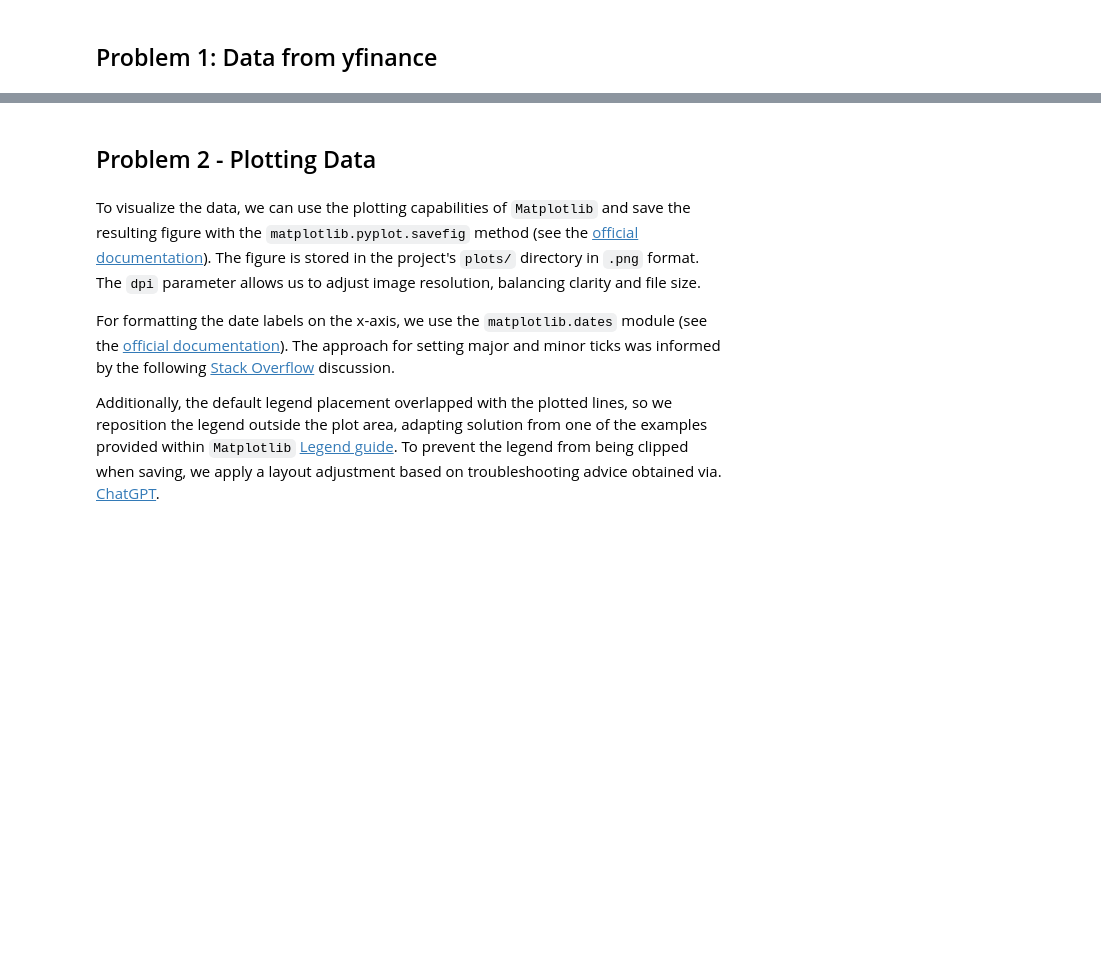
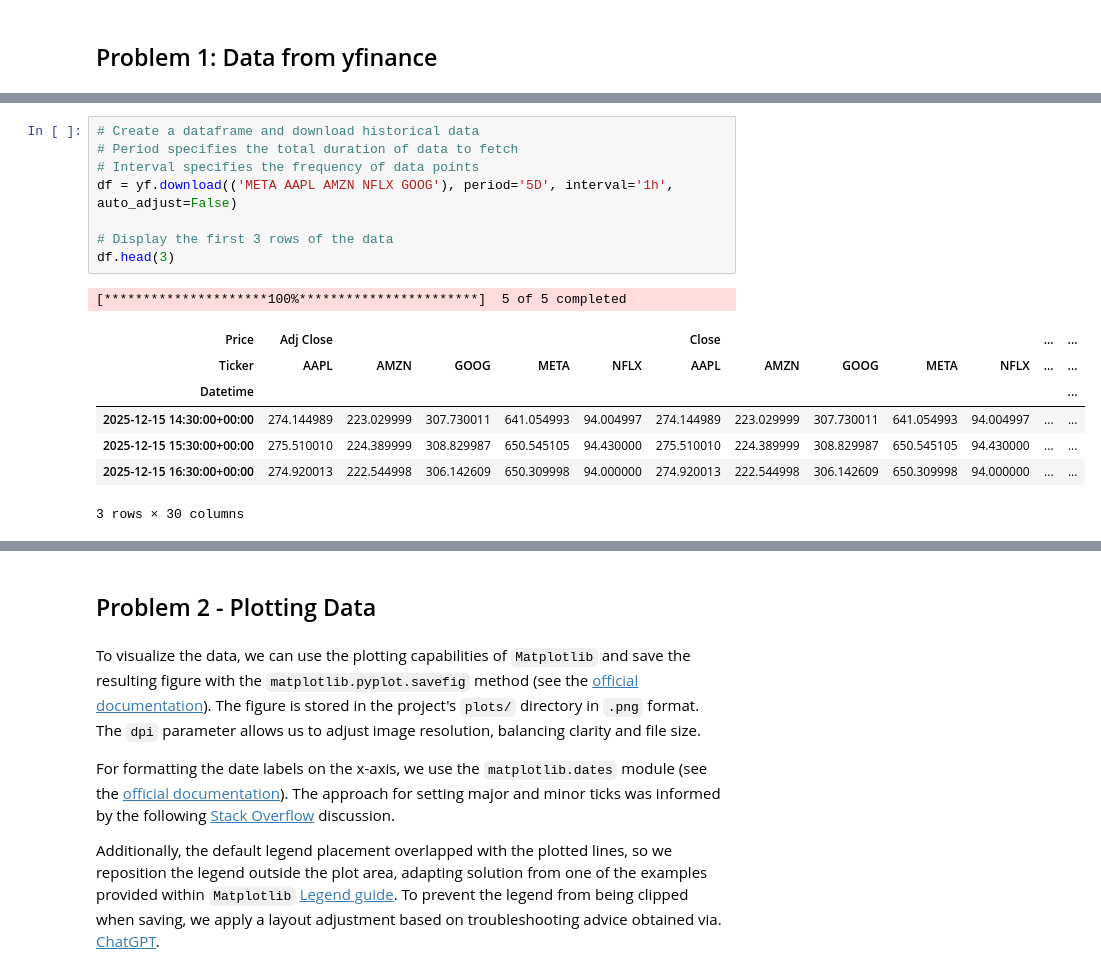
Before and after one commit to Oksyyy/computer-infrastructure, a Jupyter notebook: problems.ipynb, the cells around one changed output, grey strips where cells are left out. Drawn from its saved outputs; the diff is of its cells as text; blank space fills up the shorter version.

```diff
--- a/problems.ipynb
+++ b/problems.ipynb
@@ -35,3 +52,20 @@ yfinance.Tickers object <META,AAPL,AMZN,NFLX,GOOG>
+# %%
+# Create a dataframe and download historical data
+# Period specifies the total duration of data to fetch
+# Interval specifies the frequency of data points
+df = yf.download(('META AAPL AMZN NFLX GOOG'), period='5D', interval='1h', auto_adjust=False)
+
+# Display the first 3 rows of the data
+df.head(3)
+# %% [output]
+[*********************100%***********************]  5 of 5 completed
+| Price | Adj Close |  |  |  |  | Close |  |  |  |  | ... | ... |
+| Ticker | AAPL | AMZN | GOOG | META | NFLX | AAPL | AMZN | GOOG | META | NFLX | ... | ... |
+| Datetime |  |  |  |  |  |  |  |  |  |  |  | ... |
+| 2025-12-15 14:30:00+00:00 | 274.144989 | 223.029999 | 307.730011 | 641.054993 | 94.004997 | 274.144989 | 223.029999 | 307.730011 | 641.054993 | 94.004997 | ... | ... |
+| 2025-12-15 15:30:00+00:00 | 275.510010 | 224.389999 | 308.829987 | 650.545105 | 94.430000 | 275.510010 | 224.389999 | 308.829987 | 650.545105 | 94.430000 | ... | ... |
+| 2025-12-15 16:30:00+00:00 | 274.920013 | 222.544998 | 306.142609 | 650.309998 | 94.000000 | 274.920013 | 222.544998 | 306.142609 | 650.309998 | 94.000000 | ... | ... |
+3 rows × 30 columns
 # %% [markdown]
 ### Configure filename
 
```
Also changed, not shown: parts of 27 cells of this notebook, 4 other files.
